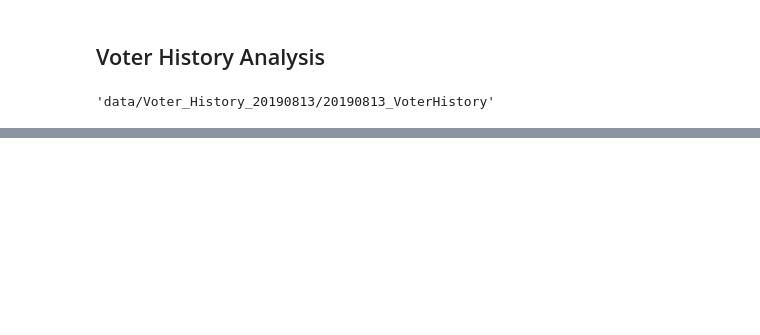
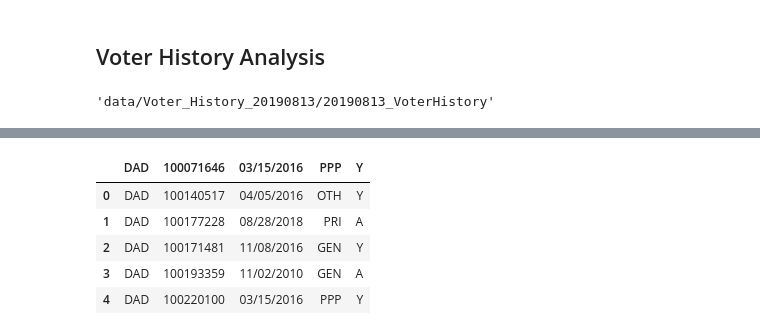
Before and after one commit to ParasAvkirkar/PoliticalPolarizationAndMarriage, a Jupyter notebook: analysis.ipynb, the cells around one changed output, grey strips where cells are left out. Cells and saved outputs as stored; diff of their text form; code cells hidden in the pictures; blank space fills up the shorter version.

```diff
--- a/analysis.ipynb
+++ b/analysis.ipynb
@@ -185,7 +188,7 @@ full_voter_history_path
 county_history_files = []
 for f in listdir(full_voter_history_path):
     if isfile(full_voter_history_path + "/" + f):
-        county_history_files.append(full_path + "/" + f)
+        county_history_files.append(full_voter_history_path + "/" + f)
 # %%
 county_history_file = ''
 for c in county_history_files:
@@ -198,0 +204,9 @@ FileNotFoundError: [Errno 2] File b'data/Voter_Registration_20190813/20190813_Vo
+# %%
+voter_history_df.head()
+# %% [output]
+|  | DAD | 100071646 | 03/15/2016 | PPP | Y |
+| 0 | DAD | 100140517 | 04/05/2016 | OTH | Y |
+| 1 | DAD | 100177228 | 08/28/2018 | PRI | A |
+| 2 | DAD | 100171481 | 11/08/2016 | GEN | Y |
+| 3 | DAD | 100193359 | 11/02/2010 | GEN | A |
+| 4 | DAD | 100220100 | 03/15/2016 | PPP | Y |
```
Also changed, not shown: parts of 7 cells of this notebook, 3 other files.
